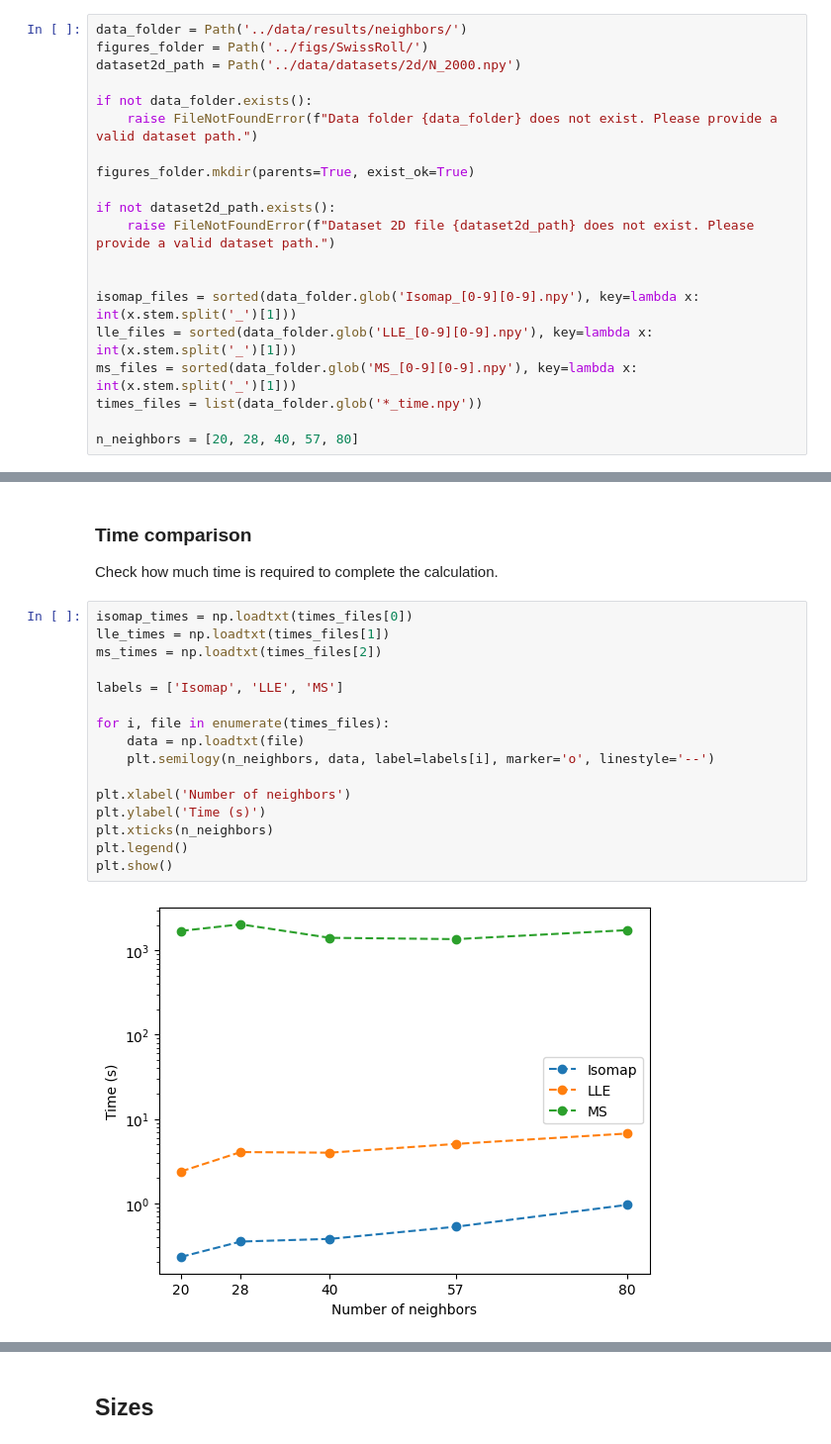
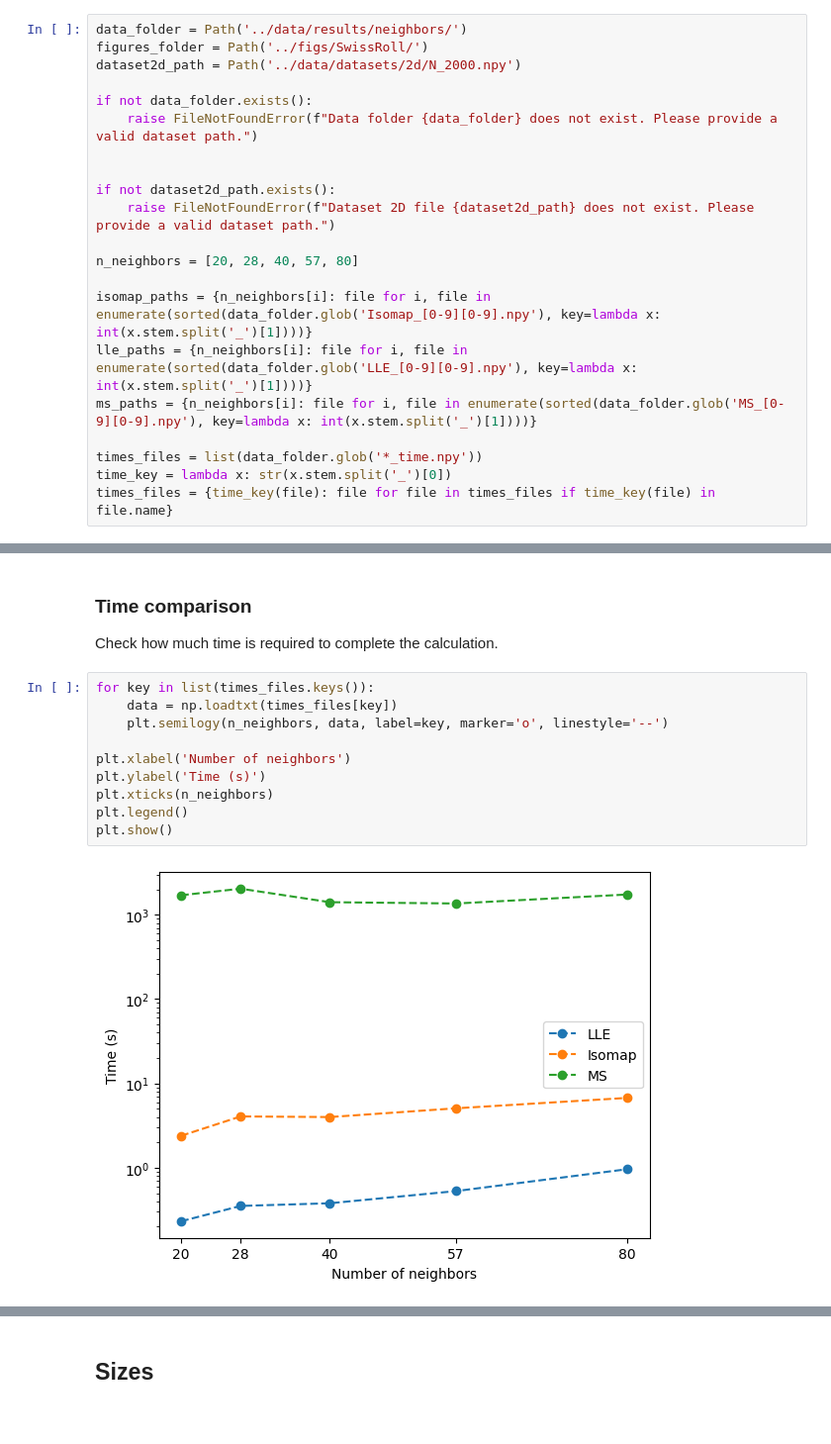
Before and after one commit to LisaDaVinchie/ManifoldSculpting, a Jupyter notebook: src/results_analysis.ipynb, the cells around one changed output, grey strips where cells are left out. Shown at 99% size. Drawn from its saved outputs; the diff is of its cells as text.

```diff
--- a/src/results_analysis.ipynb
+++ b/src/results_analysis.ipynb
@@ -17,15 +17,16 @@ dataset2d_path = Path('../data/datasets/2d/N_2000.npy')
 if not data_folder.exists():
     raise FileNotFoundError(f"Data folder {data_folder} does not exist. Please provide a valid dataset path.")
 
-figures_folder.mkdir(parents=True, exist_ok=True)
 
 if not dataset2d_path.exists():
     raise FileNotFoundError(f"Dataset 2D file {dataset2d_path} does not exist. Please provide a valid dataset path.")
 
+n_neighbors = [20, 28, 40, 57, 80]
 
-isomap_files = sorted(data_folder.glob('Isomap_[0-9][0-9].npy'), key=lambda x: int(x.stem.split('_')[1]))
-lle_files = sorted(data_folder.glob('LLE_[0-9][0-9].npy'), key=lambda x: int(x.stem.split('_')[1]))
-ms_files = sorted(data_folder.glob('MS_[0-9][0-9].npy'), key=lambda x: int(x.stem.split('_')[1]))
+isomap_paths = {n_neighbors[i]: file for i, file in enumerate(sorted(data_folder.glob('Isomap_[0-9][0-9].npy'), key=lambda x: int(x.stem.split('_')[1])))}
+lle_paths = {n_neighbors[i]: file for i, file in enumerate(sorted(data_folder.glob('LLE_[0-9][0-9].npy'), key=lambda x: int(x.stem.split('_')[1])))}
+ms_paths = {n_neighbors[i]: file for i, file in enumerate(sorted(data_folder.glob('MS_[0-9][0-9].npy'), key=lambda x: int(x.stem.split('_')[1])))}
+
 times_files = list(data_folder.glob('*_time.npy'))
-
-n_neighbors = [20, 28, 40, 57, 80]
+time_key = lambda x: str(x.stem.split('_')[0])
+times_files = {time_key(file): file for file in times_files if time_key(file) in file.name}
@@ -34,20 +46,14 @@ n_neighbors = [20, 28, 40, 57, 80]
 
 Check how much time is required to complete the calculation.
 # %%
-isomap_times = np.loadtxt(times_files[0])
-lle_times = np.loadtxt(times_files[1])
-ms_times = np.loadtxt(times_files[2])
-
-labels = ['Isomap', 'LLE', 'MS']
-
-for i, file in enumerate(times_files):
-    data = np.loadtxt(file)
-    plt.semilogy(n_neighbors, data, label=labels[i], marker='o', linestyle='--')
+for key in list(times_files.keys()):
+    data = np.loadtxt(times_files[key])
+    plt.semilogy(n_neighbors, data, label=key, marker='o', linestyle='--')
 
 plt.xlabel('Number of neighbors')
 plt.ylabel('Time (s)')
 plt.xticks(n_neighbors)
 plt.legend()
 plt.show()
 # %% [output]
-[figure, old version]
+[figure, new version]
```
Also changed, not shown: parts of 29 cells of this notebook.
